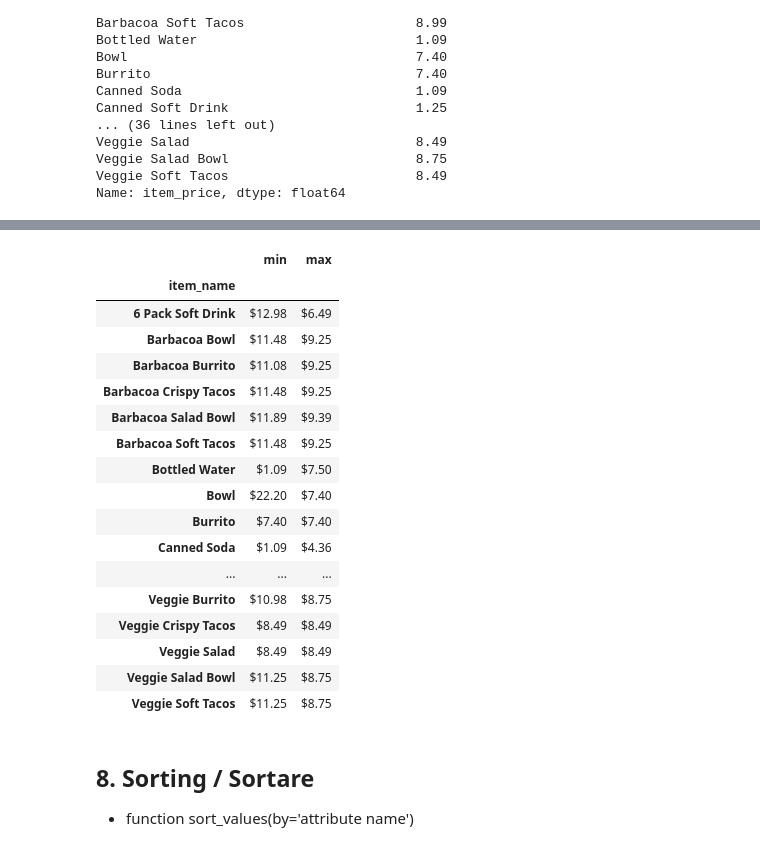
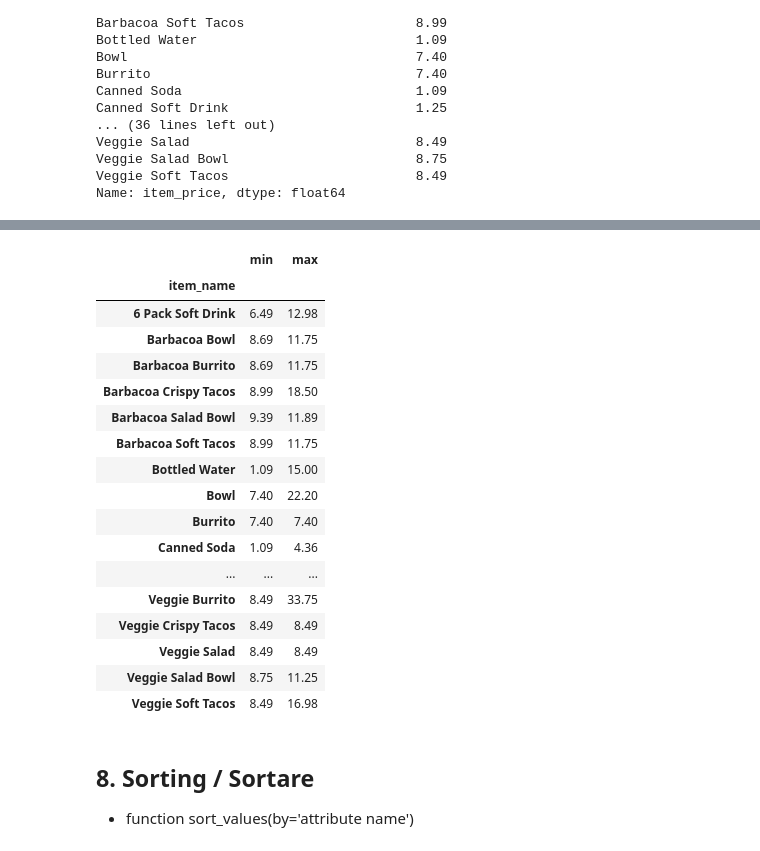
Before and after one commit to MihaiBudurean/UVT-Master, a Jupyter notebook: Semester2/DM/lab1.ipynb, the cells around one changed output, grey strips where cells are left out. Saved outputs shown, nothing was run; the diff lists cells and outputs as text; code cells hidden in the pictures.

```diff
--- a/Semester2/DM/lab1.ipynb
+++ b/Semester2/DM/lab1.ipynb
@@ -693,26 +695,26 @@ Veggie Soft Tacos  $11.25         2
 Name: item_name, Length: 209, dtype: int64
 # %%
 # finding for each type of items the smallest and the largest price (applying several functions in an aggregating way)
-set2.groupby(['item_name']).item_price.agg([min, max])
+set2.groupby(['item_name']).item_price.agg(['min', 'max'])
 # %% [output]
 |  | min | max |
 | item_name |  |  |
-| 6 Pack Soft Drink | $12.98 | $6.49 |
-| Barbacoa Bowl | $11.48 | $9.25 |
-| Barbacoa Burrito | $11.08 | $9.25 |
-| Barbacoa Crispy Tacos | $11.48 | $9.25 |
-| Barbacoa Salad Bowl | $11.89 | $9.39 |
-| Barbacoa Soft Tacos | $11.48 | $9.25 |
-| Bottled Water | $1.09 | $7.50 |
-| Bowl | $22.20 | $7.40 |
-| Burrito | $7.40 | $7.40 |
-| Canned Soda | $1.09 | $4.36 |
+| 6 Pack Soft Drink | 6.49 | 12.98 |
+| Barbacoa Bowl | 8.69 | 11.75 |
+| Barbacoa Burrito | 8.69 | 11.75 |
+| Barbacoa Crispy Tacos | 8.99 | 18.50 |
+| Barbacoa Salad Bowl | 9.39 | 11.89 |
+| Barbacoa Soft Tacos | 8.99 | 11.75 |
+| Bottled Water | 1.09 | 15.00 |
+| Bowl | 7.40 | 22.20 |
+| Burrito | 7.40 | 7.40 |
+| Canned Soda | 1.09 | 4.36 |
 | ... | ... | ... |
-| Veggie Burrito | $10.98 | $8.75 |
-| Veggie Crispy Tacos | $8.49 | $8.49 |
-| Veggie Salad | $8.49 | $8.49 |
-| Veggie Salad Bowl | $11.25 | $8.75 |
-| Veggie Soft Tacos | $11.25 | $8.75 |
+| Veggie Burrito | 8.49 | 33.75 |
+| Veggie Crispy Tacos | 8.49 | 8.49 |
+| Veggie Salad | 8.49 | 8.49 |
+| Veggie Salad Bowl | 8.75 | 11.25 |
+| Veggie Soft Tacos | 8.49 | 16.98 |
 # %% [markdown]
 ## 8. Sorting / Sortare
  * function sort_values(by='attribute name')
```
Also changed, not shown: parts of 12 cells of this notebook, 19 other files.
